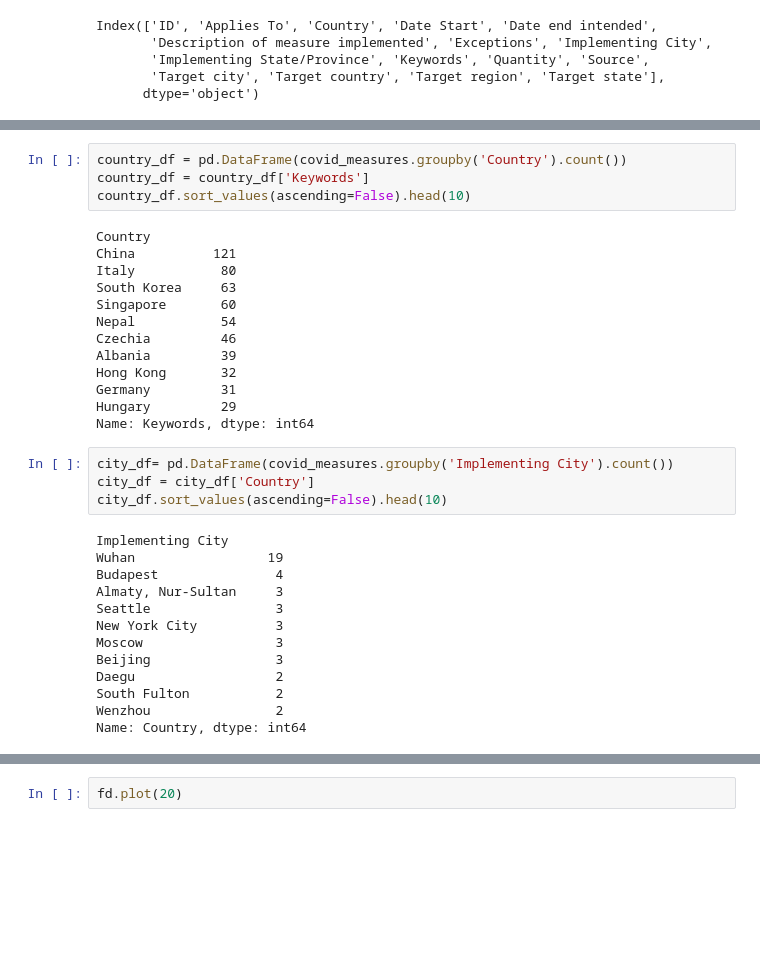
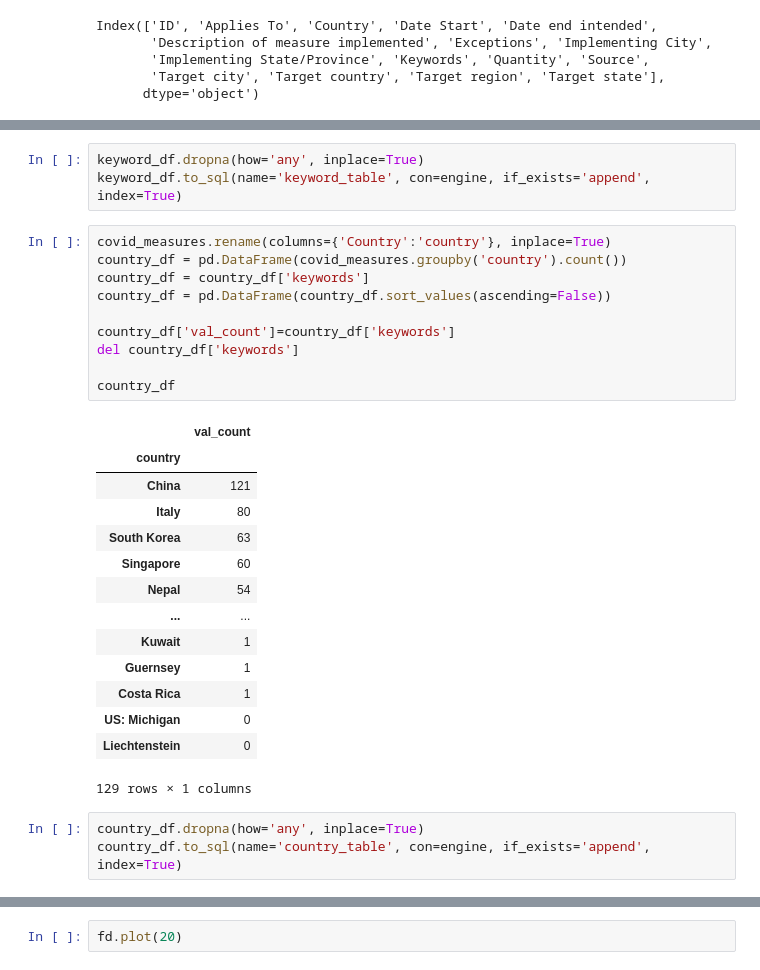
Before and after one commit to josephedward/covid_etl, a Jupyter notebook: Notebooks/ETL.ipynb, the cells around one changed output, grey strips where cells are left out. Saved outputs shown, nothing was run; the diff lists cells and outputs as text; blank space fills up the shorter version.

```diff
--- a/Notebooks/ETL.ipynb
+++ b/Notebooks/ETL.ipynb
@@ -52,34 +57,31 @@ Name: Country, dtype: int64
+# %%
+keyword_df.dropna(how='any', inplace=True)
+keyword_df.to_sql(name='keyword_table', con=engine, if_exists='append', index=True)
 # %%
-country_df = pd.DataFrame(covid_measures.groupby('Country').count())
-country_df = country_df['Keywords']
-country_df.sort_values(ascending=False).head(10)
+covid_measures.rename(columns={'Country':'country'}, inplace=True)
+country_df = pd.DataFrame(covid_measures.groupby('country').count())
+country_df = country_df['keywords']
+country_df = pd.DataFrame(country_df.sort_values(ascending=False))
+
+country_df['val_count']=country_df['keywords']
+del country_df['keywords']
+
+country_df
 # %% [output]
+|  | val_count |
+| country |  |
+| China | 121 |
+| Italy | 80 |
+| South Korea | 63 |
+| Singapore | 60 |
+| Nepal | 54 |
+| ... | ... |
+| Kuwait | 1 |
+| Guernsey | 1 |
+| Costa Rica | 1 |
+| US: Michigan | 0 |
+| Liechtenstein | 0 |
-Country
-China          121
-Italy           80
-South Korea     63
-Singapore       60
-Nepal           54
-Czechia         46
-Albania         39
-Hong Kong       32
-Germany         31
-Hungary         29
-Name: Keywords, dtype: int64
+129 rows × 1 columns
-# %%
-city_df= pd.DataFrame(covid_measures.groupby('Implementing City').count())
-city_df = city_df['Country']
-city_df.sort_values(ascending=False).head(10)
-# %% [output]
-Implementing City
-Wuhan                 19
-Budapest               4
-Almaty, Nur-Sultan     3
-Seattle                3
-New York City          3
-Moscow                 3
-Beijing                3
-Daegu                  2
-South Fulton           2
-Wenzhou                2
-Name: Country, dtype: int64
+# %%
+country_df.dropna(how='any', inplace=True)
+country_df.to_sql(name='country_table', con=engine, if_exists='append', index=True)
```
Also changed, not shown: parts of 9 cells of this notebook, 1 other file.
